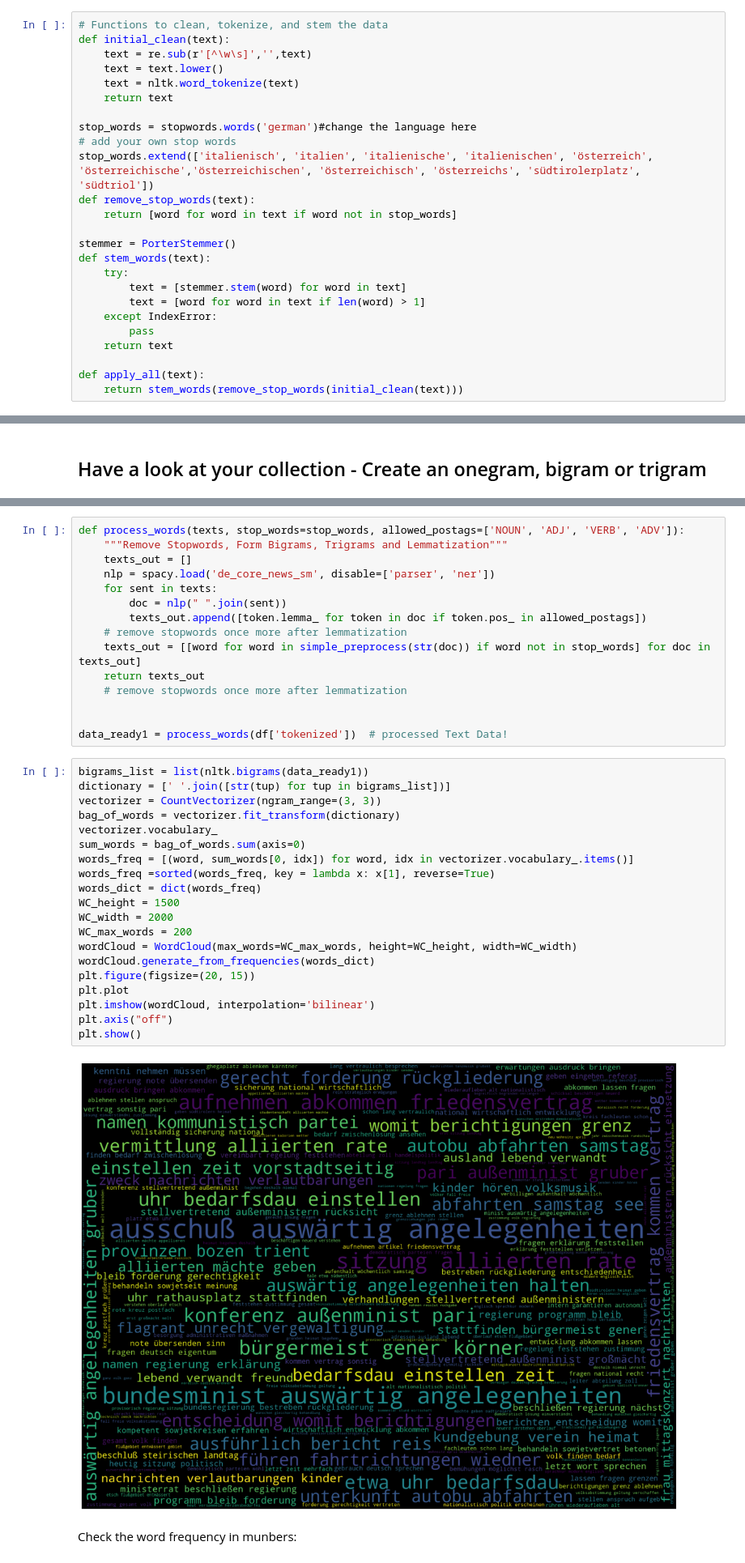
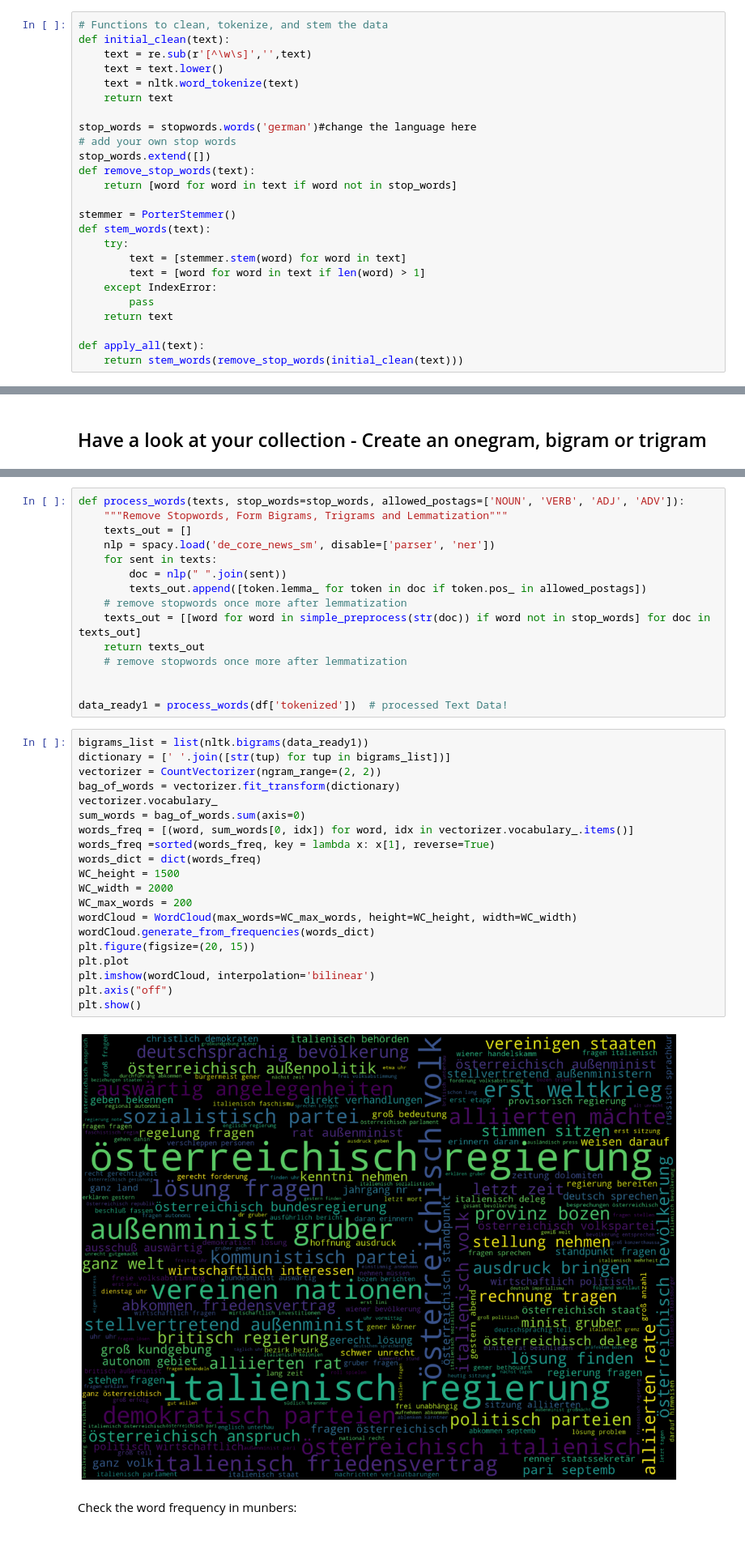
Before and after one commit to soberbichler/Diachronic_ngram_clouds, a Jupyter notebook: n-gram_clouds_notebook.ipynb, the cells around one changed output, grey strips where cells are left out. Shown at 81% size. Drawn from its saved outputs; the diff is of its cells as text.

```diff
--- a/n-gram_clouds_notebook.ipynb
+++ b/n-gram_clouds_notebook.ipynb
@@ -105,7 +116,7 @@ def initial_clean(text):
 
 stop_words = stopwords.words('german')#change the language here
 # add your own stop words
-stop_words.extend(['italienisch', 'italien', 'italienische', 'italienischen', 'österreich', 'österreichische','österreichischen', 'österreichisch', 'österreichs', 'südtirolerplatz', 'südtriol'])
+stop_words.extend([])
 def remove_stop_words(text):
     return [word for word in text if word not in stop_words]
 
@@ -154,7 +165,7 @@ We reduce the data to nouns, adjectives, verses and opponents. The package Spacy
 
 We lemmatize the text and remove stop words once more after lemmatization.
 # %%
-def process_words(texts, stop_words=stop_words, allowed_postags=['NOUN', 'ADJ', 'VERB', 'ADV']):
+def process_words(texts, stop_words=stop_words, allowed_postags=['NOUN', 'VERB', 'ADJ', 'ADV']):
     """Remove Stopwords, Form Bigrams, Trigrams and Lemmatization"""
     texts_out = []
     nlp = spacy.load('de_core_news_sm', disable=['parser', 'ner'])
@@ -171,25 +182,25 @@ data_ready1 = process_words(df['tokenized'])  # processed Text Data!
 # %%
 bigrams_list = list(nltk.bigrams(data_ready1))
 dictionary = [' '.join([str(tup) for tup in bigrams_list])]
-vectorizer = CountVectorizer(ngram_range=(3, 3))
+vectorizer = CountVectorizer(ngram_range=(2, 2))
 bag_of_words = vectorizer.fit_transform(dictionary)
 vectorizer.vocabulary_
 sum_words = bag_of_words.sum(axis=0)
 words_freq = [(word, sum_words[0, idx]) for word, idx in vectorizer.vocabulary_.items()]
 words_freq =sorted(words_freq, key = lambda x: x[1], reverse=True)
 words_dict = dict(words_freq)
 WC_height = 1500
 WC_width = 2000
 WC_max_words = 200
 wordCloud = WordCloud(max_words=WC_max_words, height=WC_height, width=WC_width)
 wordCloud.generate_from_frequencies(words_dict)
 plt.figure(figsize=(20, 15))
 plt.plot
 plt.imshow(wordCloud, interpolation='bilinear')
 plt.axis("off")
 plt.show()
 # %% [output]
-[figure, old version]
+[figure, new version]
 # %% [markdown]
 Check the word frequency in munbers:
 # %%
```
Also changed, not shown: parts of 8 cells of this notebook.
